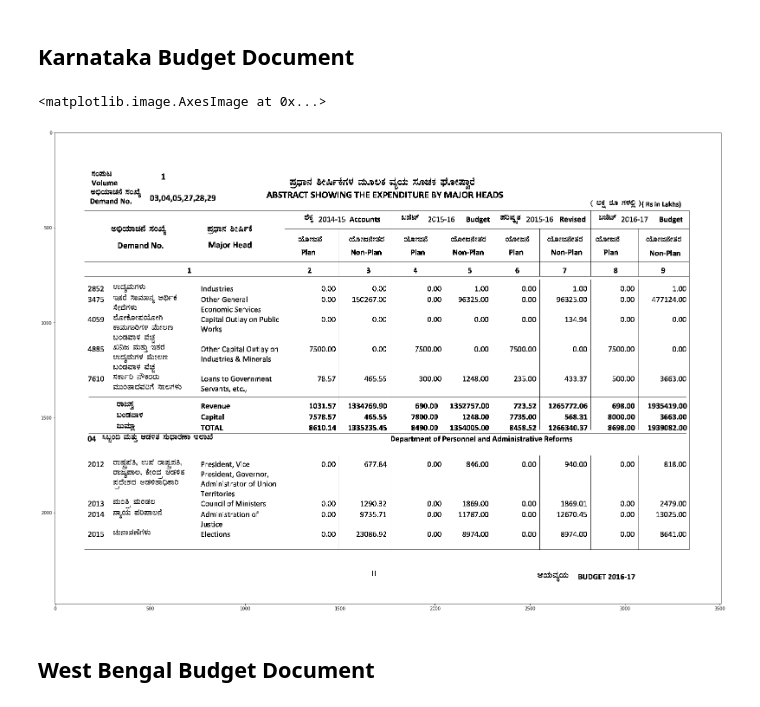
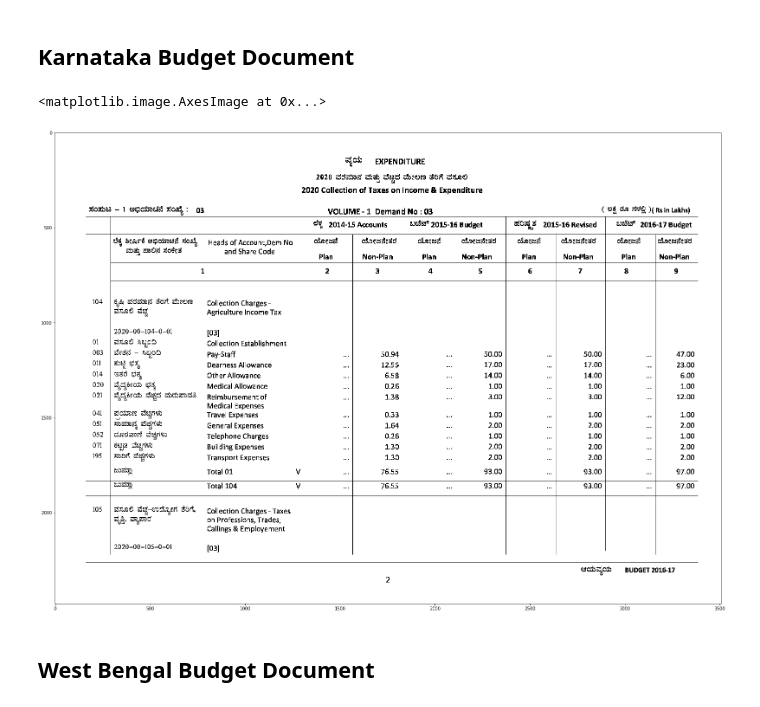
Before and after one commit to heaven00/pycon_delhi_2017, a Jupyter notebook: Liberating tabular data from the clutches of PDFs.ipynb, the cells around one changed output. Drawn from its saved outputs; the diff is of its cells as text; code cells hidden in the pictures.

```diff
--- a/Liberating tabular data from the clutches of PDFs.ipynb
+++ b/Liberating tabular data from the clutches of PDFs.ipynb
@@ -56,25 +56,25 @@ kn_pdf = PdfFileReader(open(kn_pdf_file_path, 'rb'))
 # %%
 import cv2
 import subprocess
 
 # Converting a pdf page into an Image for processing
 def get_page_image_from_pdf(page_num, image_file_name, pdf_file_path):
     '''
     Convert a pdf page into an image using imagemagick's convert utility
     '''
     command = "convert -density 300 '%s'[%s] '%s'" % (pdf_file_path,
                                                       page_num,
                                                       image_file_name)
     subprocess.check_output(command, shell=True)
     return cv2.imread(image_file_name, 0)
 
 
-kn_page_image = get_page_image_from_pdf(4, 'kn_sample_image.png', kn_pdf_file_path)
+kn_page_image = get_page_image_from_pdf(11, 'kn_sample_image.png', kn_pdf_file_path)
 plt.figure(figsize=(30,20))
 plt.imshow(kn_page_image, cmap='gray')
 # %% [output]
 <matplotlib.image.AxesImage at 0x...>
-[figure, old version]
+[figure, new version]
 # %% [markdown]
 ## West Bengal Budget Document
 # %%
```
Also changed, not shown: parts of 12 cells of this notebook, 5 other files.
